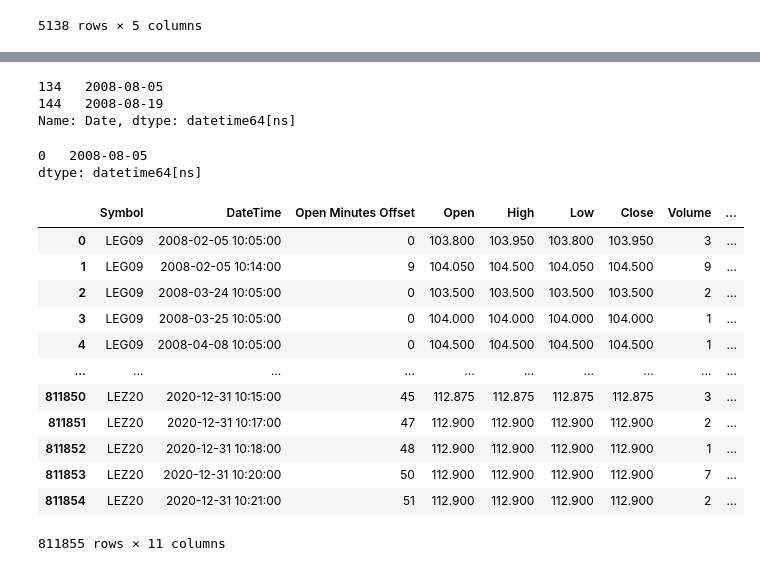
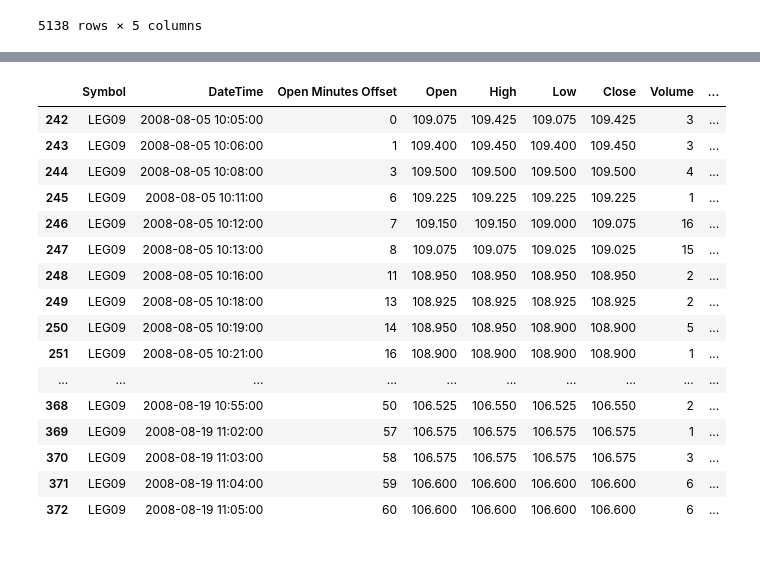
Before and after one commit to cooper437/commodities-research, a Jupyter notebook: notebooks/commodities_pricing_analysis.ipynb, the cells around one changed output, grey strips where cells are left out. Saved outputs shown, nothing was run; the diff lists cells and outputs as text; code cells hidden in the pictures.

```diff
--- a/notebooks/commodities_pricing_analysis.ipynb
+++ b/notebooks/commodities_pricing_analysis.ipynb
@@ -80,9 +87,3 @@ display(overnight_true_open_twelve_fifty_nine_negative_change_df)
 | 25822 | LEZ20 | 2020-12-22 | -0.175 | NaN | 0.050 |
 | 25825 | LEZ20 | 2020-12-28 | -0.150 | -0.150 | -0.150 |
 5138 rows × 5 columns
-# %%
-for symbol in unique_symbols[0:1]:
-  dates_of_negative_change_series = overnight_true_open_twelve_fifty_nine_negative_change_df[overnight_true_open_twelve_fifty_nine_negative_change_df['Symbol'] == symbol]['Date']
-  dates_of_negative_change_series = dates_of_negative_change_series[0:2]
-  true_open_minute_barsl_df = intraday_true_open_df[intraday_true_open_df['Symbol'] == symbol]
-  true_open_minute_bars_for_symbol_negative_changedf = true_open_minute_barsl_df[true_open_minute_barsl_df['DateTime'].dt.date.isin(dates_of_negative_change_series) ]
@@ -98,28 +90,35 @@ true_open_minute_bars_for_symbol_negative_changedf.iloc[0:5]
-# %%
-dates_of_negative_change_series
-# %% [output]
-134   2008-08-05
-144   2008-08-19
-Name: Date, dtype: datetime64[ns]
-# %%
-temp_series = pd.Series([pd.Timestamp(2008, 8, 5)])
-temp_series
-# %% [output]
-0   2008-08-05
-dtype: datetime64[ns]
-# %%
-intraday_true_open_df
-# %% [output]
-|  | Symbol | DateTime | Open Minutes Offset | Open | High | Low | Close | Volume | ... |
-| 0 | LEG09 | 2008-02-05 10:05:00 | 0 | 103.800 | 103.950 | 103.800 | 103.950 | 3 | ... |
-| 1 | LEG09 | 2008-02-05 10:14:00 | 9 | 104.050 | 104.500 | 104.050 | 104.500 | 9 | ... |
-| 2 | LEG09 | 2008-03-24 10:05:00 | 0 | 103.500 | 103.500 | 103.500 | 103.500 | 2 | ... |
-| 3 | LEG09 | 2008-03-25 10:05:00 | 0 | 104.000 | 104.000 | 104.000 | 104.000 | 1 | ... |
-| 4 | LEG09 | 2008-04-08 10:05:00 | 0 | 104.500 | 104.500 | 104.500 | 104.500 | 1 | ... |
-| ... | ... | ... | ... | ... | ... | ... | ... | ... | ... |
-| 811850 | LEZ20 | 2020-12-31 10:15:00 | 45 | 112.875 | 112.875 | 112.875 | 112.875 | 3 | ... |
-| 811851 | LEZ20 | 2020-12-31 10:17:00 | 47 | 112.900 | 112.900 | 112.900 | 112.900 | 2 | ... |
-| 811852 | LEZ20 | 2020-12-31 10:18:00 | 48 | 112.900 | 112.900 | 112.900 | 112.900 | 1 | ... |
-| 811853 | LEZ20 | 2020-12-31 10:20:00 | 50 | 112.900 | 112.900 | 112.900 | 112.900 | 7 | ... |
-| 811854 | LEZ20 | 2020-12-31 10:21:00 | 51 | 112.900 | 112.900 | 112.900 | 112.900 | 2 | ... |
-811855 rows × 11 columns
+# %%
+for symbol in unique_symbols[0:1]:
+  # Get a series of dates representing the days where there was a negative change from the prior days 12:59 bar for this symbol
+  dates_of_positive_change_series = overnight_true_open_twelve_fifty_nine_positive_change_df[overnight_true_open_twelve_fifty_nine_positive_change_df['Symbol'] == symbol]['Date'].dt.date
+  # Get a series of dates representing the days where there was a negative change from the prior days 12:59 bar for this symbol
+  dates_of_negative_change_series = overnight_true_open_twelve_fifty_nine_negative_change_df[overnight_true_open_twelve_fifty_nine_negative_change_df['Symbol'] == symbol]['Date'].dt.date
+  # Filter down our enriched true open contract data to only include those items matching the the symbol we are currently analyzing in this loop iteration
+  true_open_minute_bars_df = intraday_true_open_df[intraday_true_open_df['Symbol'] == symbol]
+  # Filter down the rows in the true open encriched dataset to only those associated with a day where there was a negative 12:59 change
+  true_open_minute_bars_negative_change_df = true_open_minute_bars_df[true_open_minute_bars_df['DateTime'].dt.date.isin(dates_of_negative_change_series)]
+  # Filter down the rows in the true open encriched dataset to only those associated with a day where there was a positive 12:59 change
+  true_open_minute_bars_positive_change_df = true_open_minute_bars_df[true_open_minute_bars_df['DateTime'].dt.date.isin(dates_of_positive_change_series)]
+# %%
+first_index = pd.Timestamp(2008, 8, 5).date()
+second_index = pd.Timestamp(2008, 8, 19).date()
+temp_series = pd.Series([first_index, second_index])
+true_open_minute_bars_df[true_open_minute_bars_df['DateTime'].dt.date.isin(temp_series)]
+# %% [output]
+|  | Symbol | DateTime | Open Minutes Offset | Open | High | Low | Close | Volume | ... |
+| 242 | LEG09 | 2008-08-05 10:05:00 | 0 | 109.075 | 109.425 | 109.075 | 109.425 | 3 | ... |
+| 243 | LEG09 | 2008-08-05 10:06:00 | 1 | 109.400 | 109.450 | 109.400 | 109.450 | 3 | ... |
+| 244 | LEG09 | 2008-08-05 10:08:00 | 3 | 109.500 | 109.500 | 109.500 | 109.500 | 4 | ... |
+| 245 | LEG09 | 2008-08-05 10:11:00 | 6 | 109.225 | 109.225 | 109.225 | 109.225 | 1 | ... |
+| 246 | LEG09 | 2008-08-05 10:12:00 | 7 | 109.150 | 109.150 | 109.000 | 109.075 | 16 | ... |
+| 247 | LEG09 | 2008-08-05 10:13:00 | 8 | 109.075 | 109.075 | 109.025 | 109.025 | 15 | ... |
+| 248 | LEG09 | 2008-08-05 10:16:00 | 11 | 108.950 | 108.950 | 108.950 | 108.950 | 2 | ... |
+| 249 | LEG09 | 2008-08-05 10:18:00 | 13 | 108.925 | 108.925 | 108.925 | 108.925 | 2 | ... |
+| 250 | LEG09 | 2008-08-05 10:19:00 | 14 | 108.950 | 108.950 | 108.900 | 108.900 | 5 | ... |
+| 251 | LEG09 | 2008-08-05 10:21:00 | 16 | 108.900 | 108.900 | 108.900 | 108.900 | 1 | ... |
+| ... | ... | ... | ... | ... | ... | ... | ... | ... | ... |
+| 368 | LEG09 | 2008-08-19 10:55:00 | 50 | 106.525 | 106.550 | 106.525 | 106.550 | 2 | ... |
+| 369 | LEG09 | 2008-08-19 11:02:00 | 57 | 106.575 | 106.575 | 106.575 | 106.575 | 1 | ... |
+| 370 | LEG09 | 2008-08-19 11:03:00 | 58 | 106.575 | 106.575 | 106.575 | 106.575 | 3 | ... |
+| 371 | LEG09 | 2008-08-19 11:04:00 | 59 | 106.600 | 106.600 | 106.600 | 106.600 | 6 | ... |
+| 372 | LEG09 | 2008-08-19 11:05:00 | 60 | 106.600 | 106.600 | 106.600 | 106.600 | 6 | ... |
```
Also changed, not shown: parts of 2 cells of this notebook.
